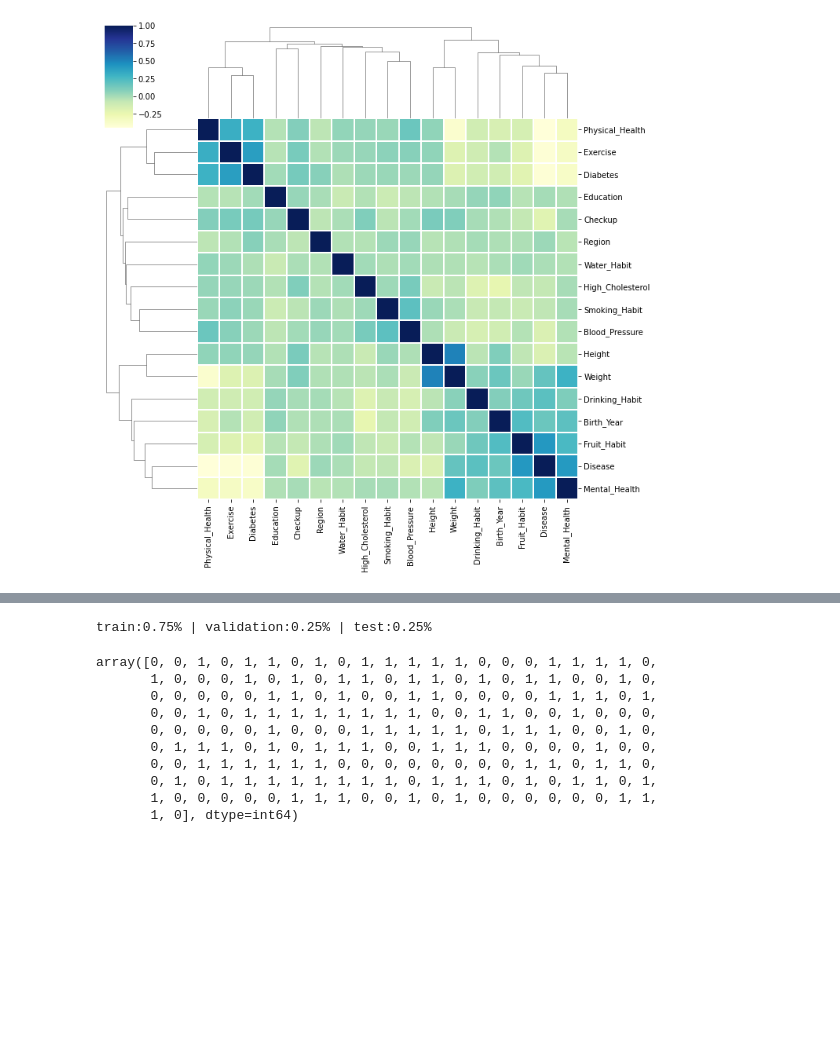
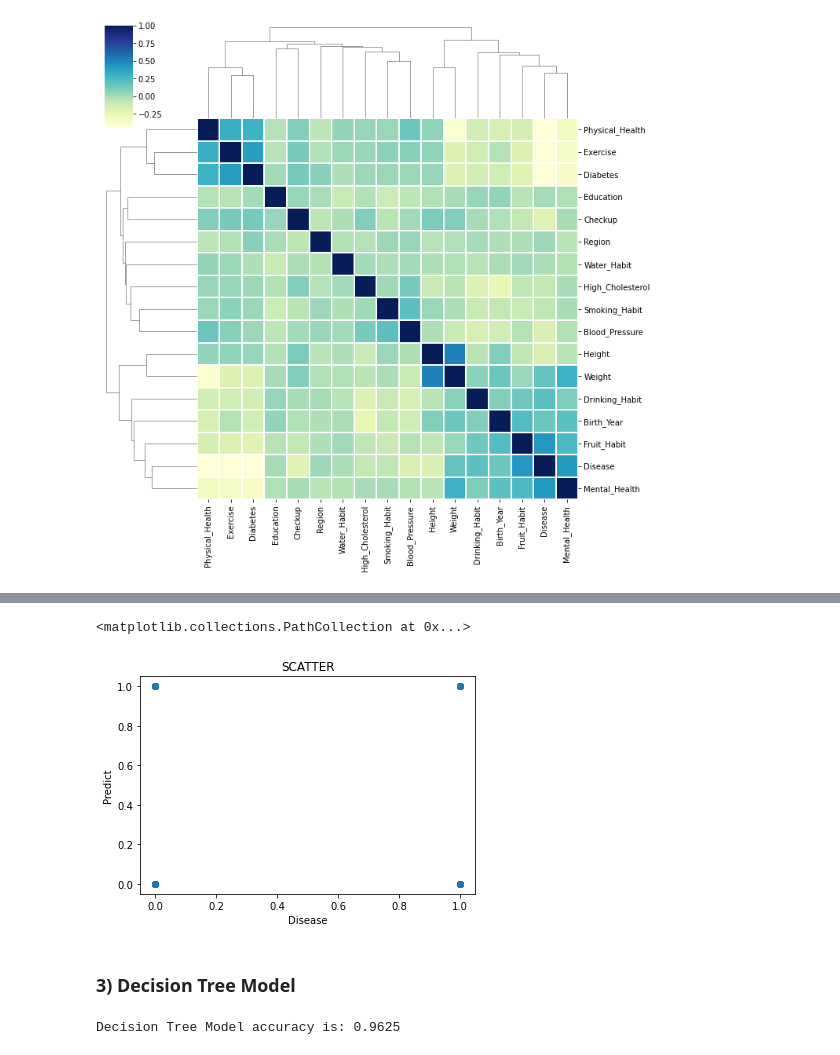
Before and after one commit to tomascortereal/MachineLearning, a Jupyter notebook: Smith _Parasite_Malho.ipynb, the cells around one changed output, grey strips where cells are left out. Cells and saved outputs as stored; diff of their text form; code cells hidden in the pictures; blank space fills up the shorter version.

```diff
--- a/Smith _Parasite_Malho.ipynb
+++ b/Smith _Parasite_Malho.ipynb
@@ -366 +488,15 @@ y = train_data['Disease']
+# %%
+xlab = 'Disease'
+ylab = 'Predict'
+title = 'SCATTER'
+
+plt.xlabel(xlab)
+plt.ylabel(ylab)
+plt.title(title)
+plt.scatter(y_test, y_pred_logistic_regression)
+# %% [output]
+<matplotlib.collections.PathCollection at 0x...>
+[figure, added]
+# %% [markdown]
+### 3) Decision Tree Model
 # %%
@@ -373,24 +504,9 @@ x_train, x_val, y_train, y_val = train_test_split(x,
 # %%
-print('train:{}% | validation:{}% | test:{}%'.format(round(len(y_train)/len(y),2),
-                                                     round(len(y_val)/len(y),2),
-                                                     round(len(y_val)/len(y),2)
-                                                    ))
+decision_tree_model_fit = decision_tree_model.fit(x_train, y_train)
-# %% [output]
-train:0.75% | validation:0.25% | test:0.25%
 # %%
-log_model = LogisticRegression().fit(x_train, y_train)
+print('\033[1;4mDecision Tree Model accuracy is:\033[0m', decision_tree_model.score(x_test, y_test))
+# %% [output]
+Decision Tree Model accuracy is: 0.9625
 # %%
-y_pred = log_model.predict(x_val)
-y_pred
+y_pred_decision_tree_model = decision_tree_model.predict(x_test)
-# %% [output]
-array([0, 0, 1, 0, 1, 1, 0, 1, 0, 1, 1, 1, 1, 1, 0, 0, 0, 1, 1, 1, 1, 0,
-       1, 0, 0, 0, 1, 0, 1, 0, 1, 1, 0, 1, 1, 0, 1, 0, 1, 1, 0, 0, 1, 0,
-       0, 0, 0, 0, 0, 1, 1, 0, 1, 0, 0, 1, 1, 0, 0, 0, 0, 1, 1, 1, 0, 1,
-       0, 0, 1, 0, 1, 1, 1, 1, 1, 1, 1, 1, 0, 0, 1, 1, 0, 0, 1, 0, 0, 0,
-       0, 0, 0, 0, 0, 1, 0, 0, 0, 1, 1, 1, 1, 1, 0, 1, 1, 1, 0, 0, 1, 0,
-       0, 1, 1, 1, 0, 1, 0, 1, 1, 1, 0, 0, 1, 1, 1, 0, 0, 0, 0, 1, 0, 0,
-       0, 0, 1, 1, 1, 1, 1, 1, 0, 0, 0, 0, 0, 0, 0, 0, 1, 1, 0, 1, 1, 0,
-       0, 1, 0, 1, 1, 1, 1, 1, 1, 1, 1, 0, 1, 1, 1, 0, 1, 0, 1, 1, 0, 1,
-       1, 0, 0, 0, 0, 0, 1, 1, 1, 0, 0, 1, 0, 1, 0, 0, 0, 0, 0, 0, 1, 1,
-       1, 0], dtype=int64)
 # %%
```
Also changed, not shown: parts of 53 cells of this notebook.
